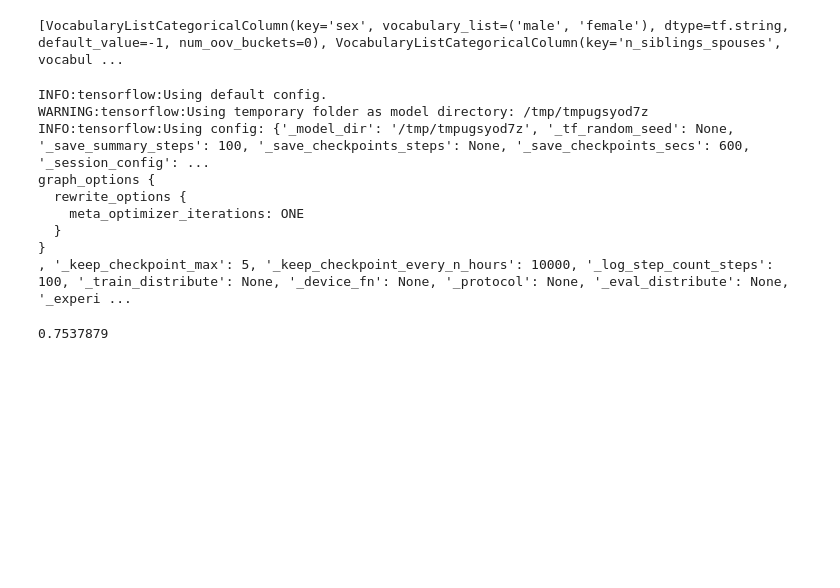
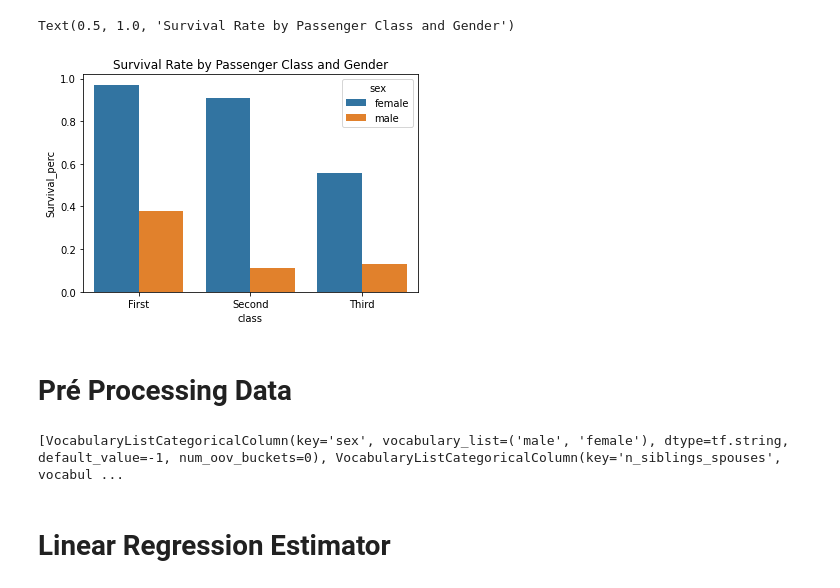
Before and after one commit to dayaneog/Machine_learning_projects, a Jupyter notebook: Linear_Regression.ipynb, the cells around one changed output. Drawn from its saved outputs; the diff is of its cells as text; code cells hidden in the pictures; blank space fills up the shorter version.

```diff
--- a/Linear_Regression.ipynb
+++ b/Linear_Regression.ipynb
@@ -70 +152,14 @@ Text(0.5, 0, '% survive')
+# %%
+tt_data = dftrain[['class','sex','survived']].groupby(['class', 'sex']).agg(Survival_perc=("survived", 'mean'))
+tt_data = tt_data.reset_index()
+
+sb.barplot(x="class",
+           y="Survival_perc",
+           hue="sex",
+           data=tt_data).set_title("Survival Rate by Passenger Class and Gender")
+# %% [output]
+Text(0.5, 1.0, 'Survival Rate by Passenger Class and Gender')
+[figure, added]
+# %% [markdown]
+# **Pré Processing Data**
 # %%
@@ -98,21 +196,2 @@ eval_input_fn = make_input_fn(dfeval, y_eval, num_epochs=1, shuffle=False)
-# %%
-linear_est = tf.estimator.LinearClassifier(feature_columns=feature_columns)
-# We create a linear estimtor by passing the feature columns we created earlier
-# %% [output]
-INFO:tensorflow:Using default config.
-WARNING:tensorflow:Using temporary folder as model directory: /tmp/tmpugsyod7z
-INFO:tensorflow:Using config: {'_model_dir': '/tmp/tmpugsyod7z', '_tf_random_seed': None, '_save_summary_steps': 100, '_save_checkpoints_steps': None, '_save_checkpoints_secs': 600, '_session_config': ...
-graph_options {
-  rewrite_options {
-    meta_optimizer_iterations: ONE
-  }
-}
-, '_keep_checkpoint_max': 5, '_keep_checkpoint_every_n_hours': 10000, '_log_step_count_steps': 100, '_train_distribute': None, '_device_fn': None, '_protocol': None, '_eval_distribute': None, '_experi ...
-# %%
-linear_est.train(train_input_fn)  # train
-result = linear_est.evaluate(eval_input_fn)  # get model metrics/stats by testing on tetsing data
-
-clear_output()  # clears consoke output
-print(result['accuracy'])  # the result variable is simply a dict of stats about our model
-# %% [output]
-0.7537879
+# %% [markdown]
+# **Linear Regression Estimator**
```
Also changed, not shown: parts of 20 cells of this notebook, 1 other file.
